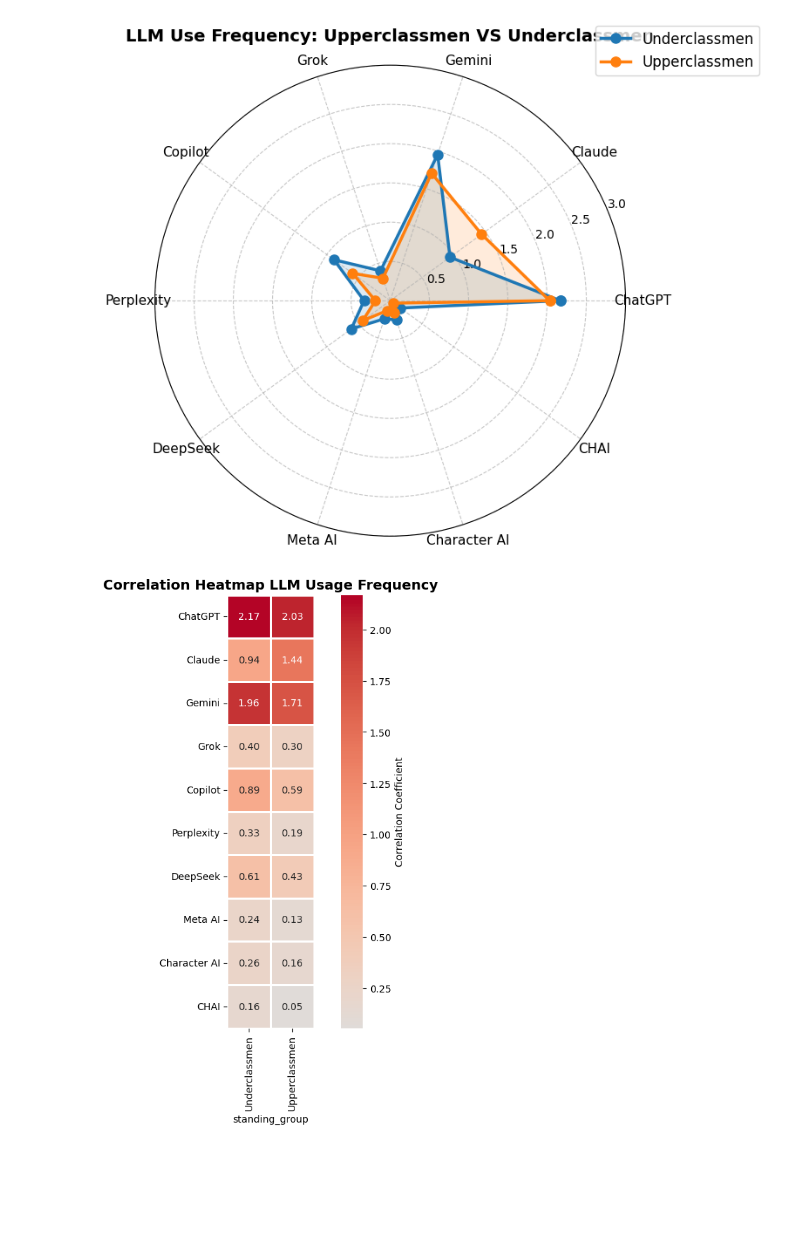
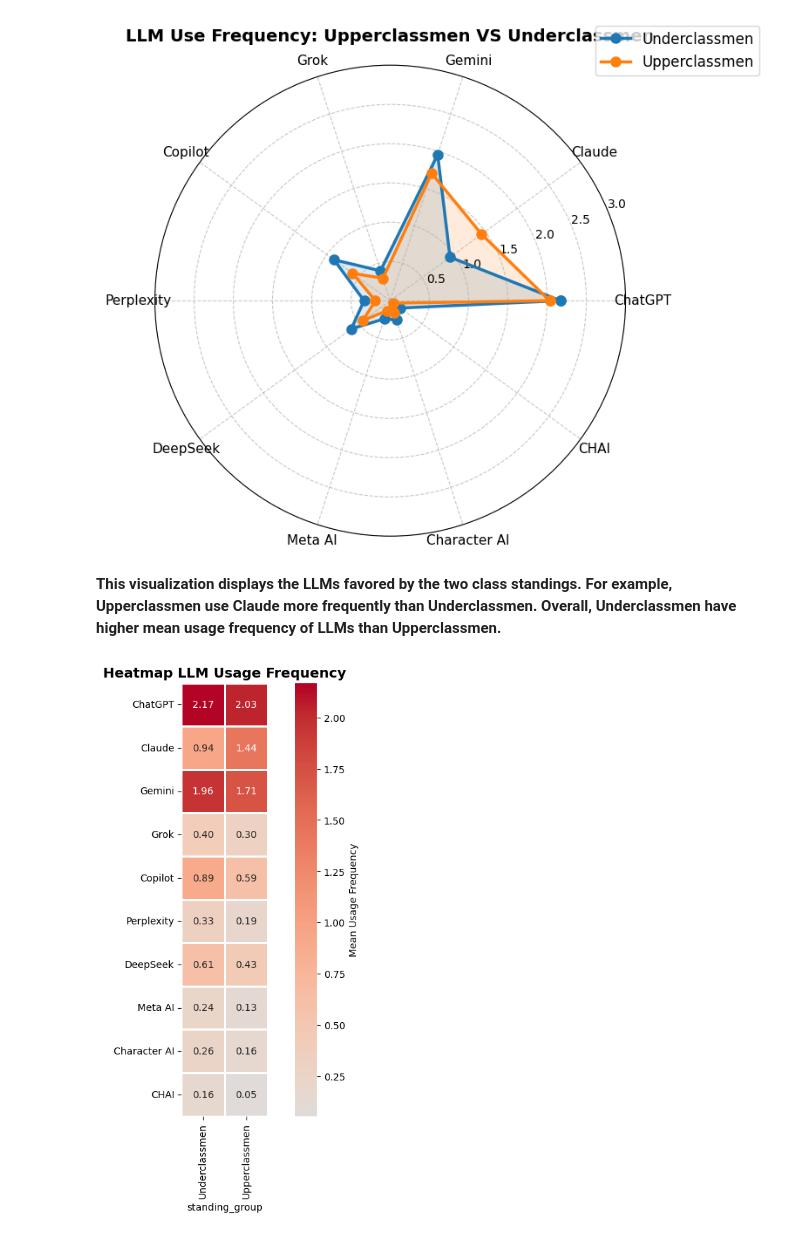
Before and after one commit to avamwilliams/105Lab5-6, a Jupyter notebook: proj.ipynb, the cells around one changed output. Saved outputs shown, nothing was run; the diff lists cells and outputs as text; code cells hidden in the pictures; blank space fills up the shorter version.

```diff
--- a/proj.ipynb
+++ b/proj.ipynb
@@ -89,6 +87,8 @@ plt.tight_layout()
 plt.show()
 # %% [output]
 [figure]
+# %% [markdown]
+**This visualization displays the LLMs favored by the two class standings. For example, Upperclassmen use Claude more frequently than Underclassmen. Overall, Underclassmen have higher mean usage frequency of LLMs than Upperclassmen.**
 # %%
 #I USED BOTH THE LAB 5-6 GUIDE TO REFERENCE HOW TO SET UP THE HEATMAP AND ASKED CLAUDE FOR HELP SETTING THE ROWS TO THE LLMS AND
 #THE COLS TO THE CLASS STADING
@@ -98,33 +98,33 @@ import seaborn as sns
 # Select only numeric columns for correlation analysis (excluding 'Gender' which is categorical)
 numeric_df = data_df[llm_cols]
 
 #rename columns
 llm_names = ['ChatGPT', 'Claude', 'Gemini', 'Grok', 'Copilot','Perplexity', 'DeepSeek', 'Meta AI', 'Character AI', 'CHAI']
 
 
 #transpose operation, which flips the rows and columns so that
 #llm names can be the rows and the class standing can be cols
 heat_map = group_means.T
 heat_map.index = llm_names
 
 
 
 # Set figure size for better readability
 plt.figure(figsize=(10, 8))
 
 # Create the heatmap
 sns.heatmap(heat_map, center=0, cmap='coolwarm', annot=True, fmt='.2f',
-            square=True, linewidths=1, cbar_kws={'label': 'Correlation Coefficient'})
+            square=True, linewidths=1, cbar_kws={'label': 'Mean Usage Frequency'})
 
 # Add title
-plt.title('Correlation Heatmap LLM Usage Frequency', fontsize=14, fontweight='bold')
+plt.title('Heatmap LLM Usage Frequency', fontsize=14, fontweight='bold')
 
 # Display the plot
 plt.show()
 
 # Interpretation:
 # - Values close to +1 (dark red): Strong positive correlation
 # - Values close to -1 (dark blue): Strong negative correlation
 # - Values close to 0 (white): Little to no correlation
 # %% [output]
-[figure, old version]
+[figure, new version]
```
Also changed, not shown: parts of 5 cells of this notebook.
